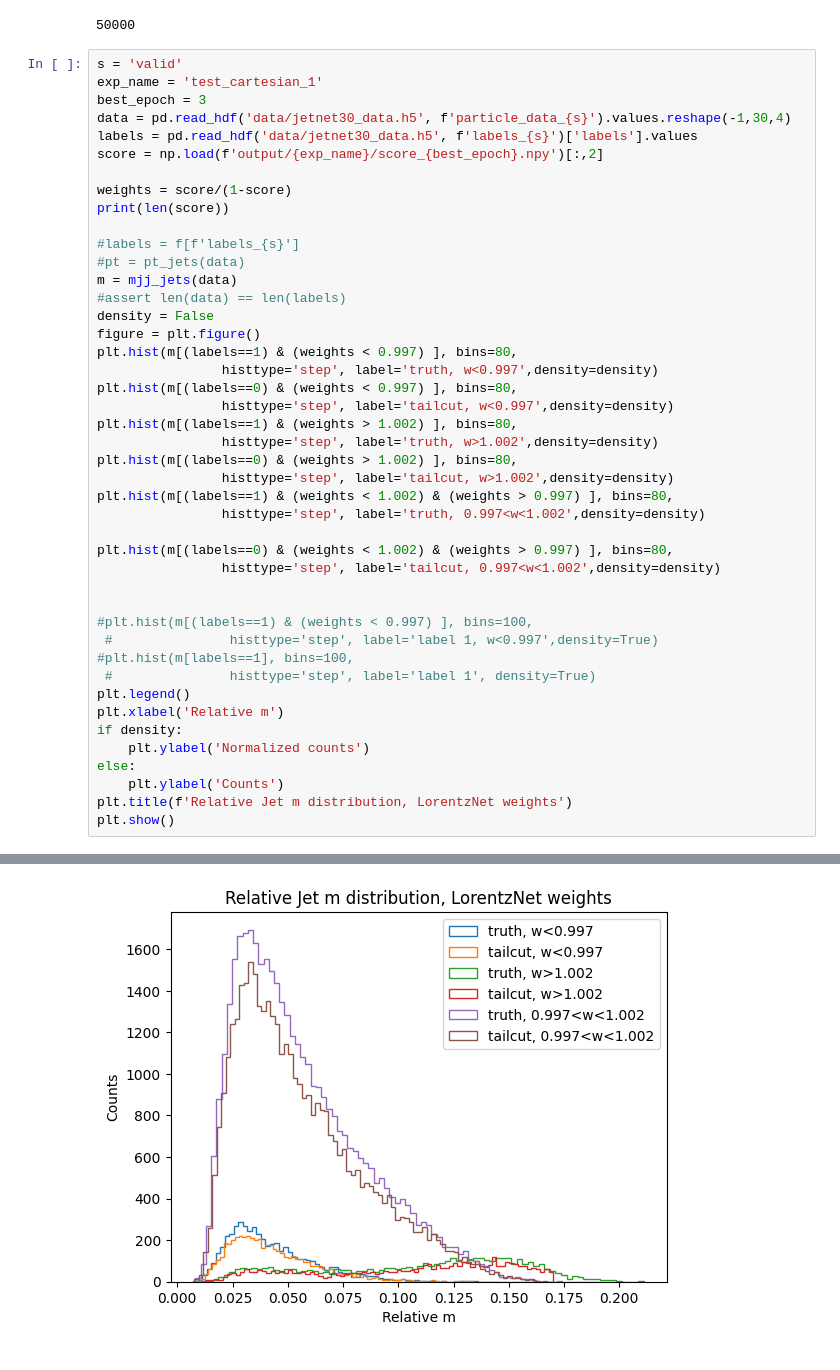
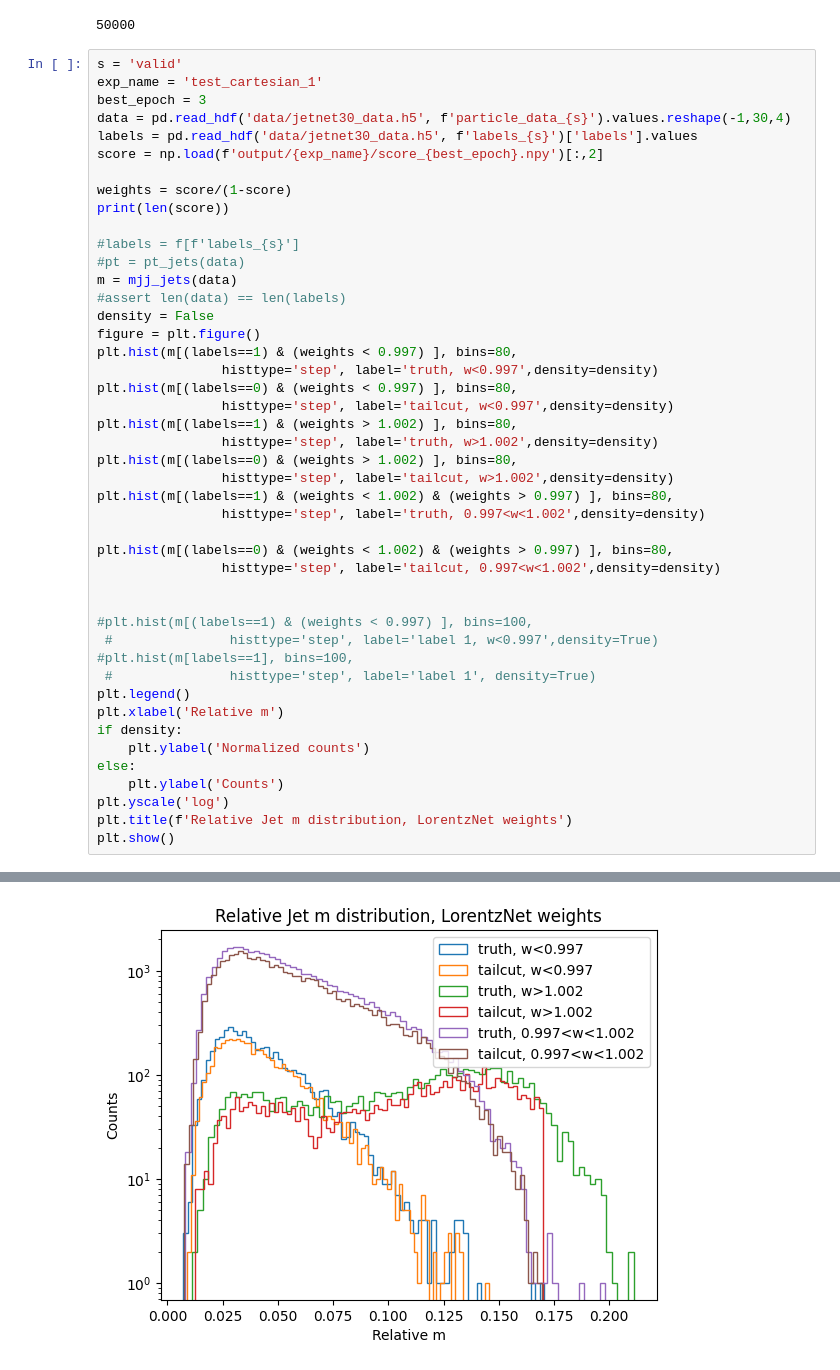
Before and after one commit to heidelberg-hepml/discriminator-metric, a Jupyter notebook: notebooks/plot_weights.ipynb, the cells around one changed output, grey strips where cells are left out. Drawn from its saved outputs; the diff is of its cells as text.

```diff
--- a/notebooks/plot_weights.ipynb
+++ b/notebooks/plot_weights.ipynb
@@ -292,32 +582,33 @@ density = False
 figure = plt.figure()
 plt.hist(m[(labels==1) & (weights < 0.997) ], bins=80,
                 histtype='step', label='truth, w<0.997',density=density)
 plt.hist(m[(labels==0) & (weights < 0.997) ], bins=80,
                 histtype='step', label='tailcut, w<0.997',density=density)
 plt.hist(m[(labels==1) & (weights > 1.002) ], bins=80,
                 histtype='step', label='truth, w>1.002',density=density)
 plt.hist(m[(labels==0) & (weights > 1.002) ], bins=80,
                 histtype='step', label='tailcut, w>1.002',density=density)
 plt.hist(m[(labels==1) & (weights < 1.002) & (weights > 0.997) ], bins=80,
                 histtype='step', label='truth, 0.997<w<1.002',density=density)
 
 plt.hist(m[(labels==0) & (weights < 1.002) & (weights > 0.997) ], bins=80,
                 histtype='step', label='tailcut, 0.997<w<1.002',density=density)
 
 
 #plt.hist(m[(labels==1) & (weights < 0.997) ], bins=100,
  #               histtype='step', label='label 1, w<0.997',density=True)
 #plt.hist(m[labels==1], bins=100,
  #               histtype='step', label='label 1', density=True)
 plt.legend()
 plt.xlabel('Relative m')
 if density:
     plt.ylabel('Normalized counts')
 else:
     plt.ylabel('Counts')
+plt.yscale('log')
 plt.title(f'Relative Jet m distribution, LorentzNet weights')
 plt.show()
 # %% [output]
 100000
-[figure, old version]
+[figure, new version]
 # %%
```
Also changed, not shown: parts of 36 cells of this notebook, 16 other files.
